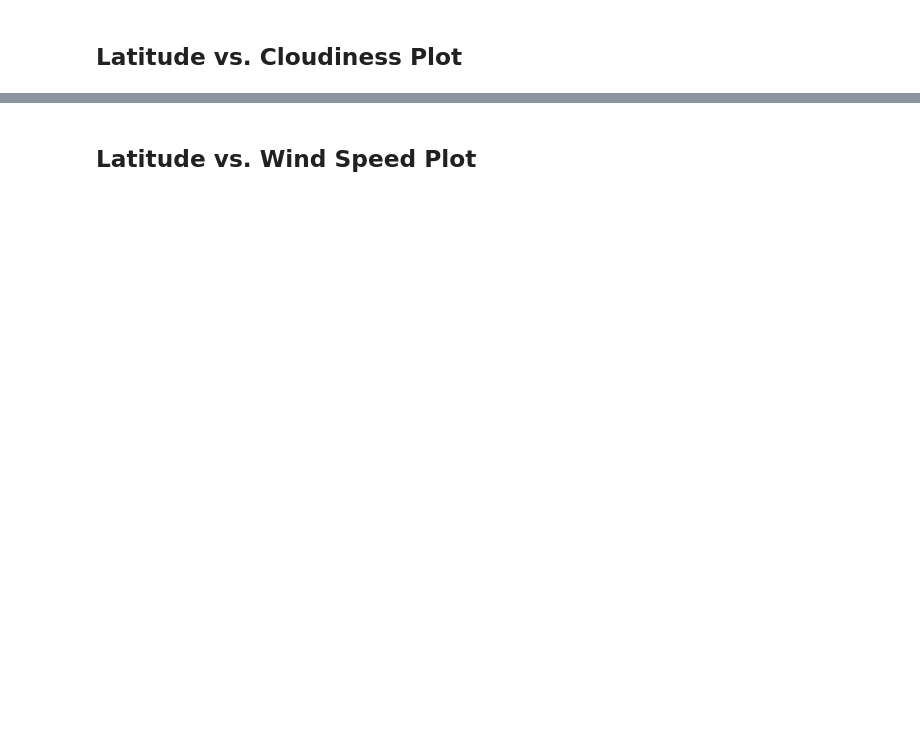
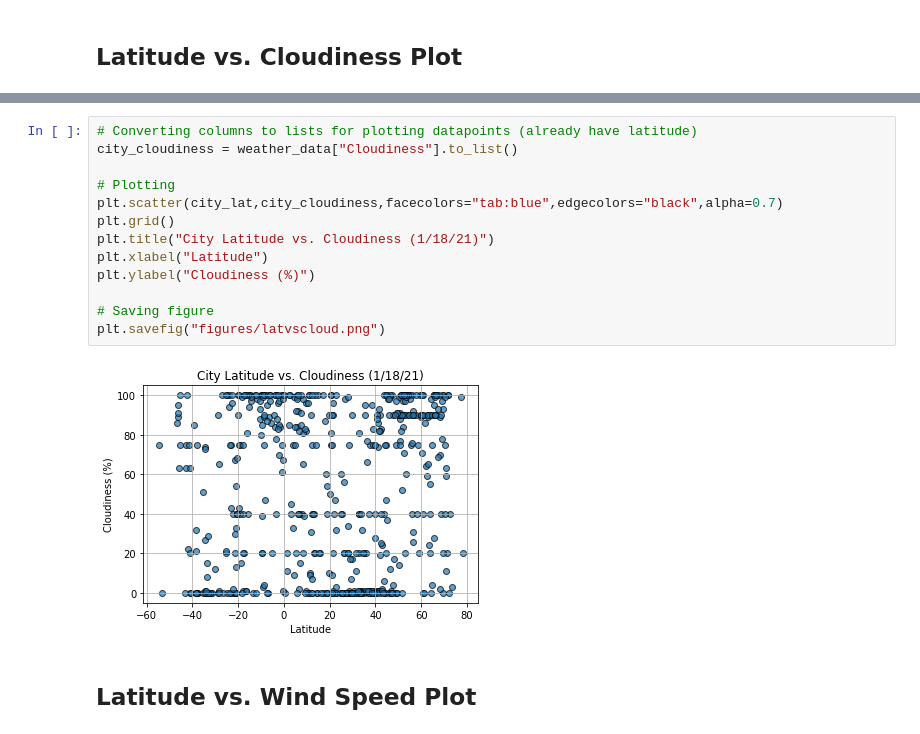
Before and after one commit to GregJP/python-api-challenge, a Jupyter notebook: WeatherPy.ipynb, the cells around one changed output, grey strips where cells are left out. Drawn from its saved outputs; the diff is of its cells as text; blank space fills up the shorter version.

```diff
--- a/WeatherPy.ipynb
+++ b/WeatherPy.ipynb
@@ -185,2 +190,17 @@ Int64Index([], dtype='int64')
+# %%
+# Converting columns to lists for plotting datapoints (already have latitude)
+city_cloudiness = weather_data["Cloudiness"].to_list()
+
+# Plotting
+plt.scatter(city_lat,city_cloudiness,facecolors="tab:blue",edgecolors="black",alpha=0.7)
+plt.grid()
+plt.title("City Latitude vs. Cloudiness (1/18/21)")
+plt.xlabel("Latitude")
+plt.ylabel("Cloudiness (%)")
+
+# Saving figure
+plt.savefig("figures/latvscloud.png")
+# %% [output]
+[figure, added]
 # %% [markdown]
 ## Latitude vs. Wind Speed Plot
```
Also changed, not shown: parts of 14 cells of this notebook, 5 other files.
